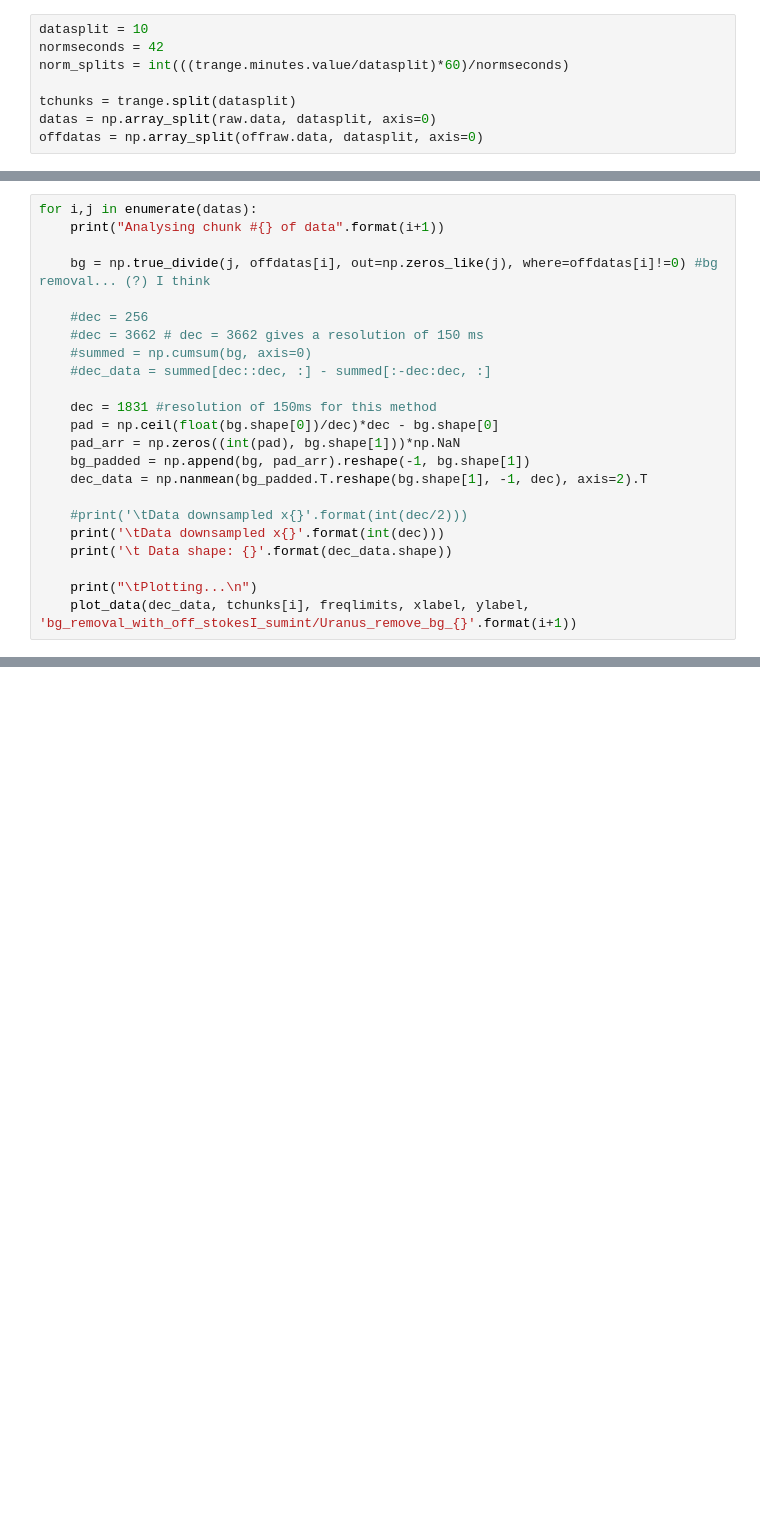
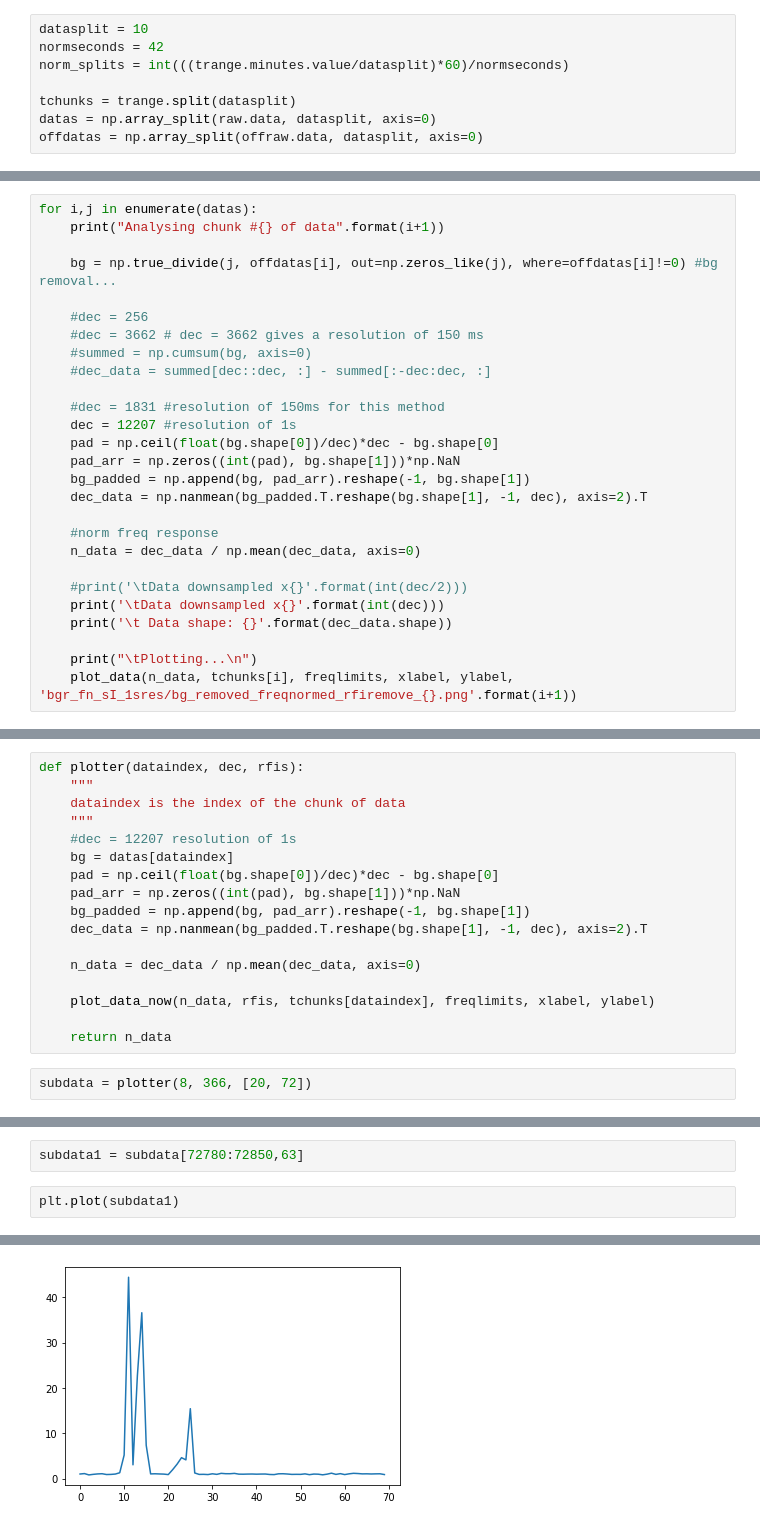
Before and after one commit to ofionnad/ilofar-data, a Jupyter notebook: 20201215_uranus/notebooks/bg_removal_offbeam.ipynb, the cells around one changed output, grey strips where cells are left out. Saved outputs shown, nothing was run; the diff lists cells and outputs as text; blank space fills up the shorter version.

```diff
--- a/20201215_uranus/notebooks/bg_removal_offbeam.ipynb
+++ b/20201215_uranus/notebooks/bg_removal_offbeam.ipynb
@@ -114,24 +127,28 @@ def plot_data(data, trange, flims, xlabel, ylabel, plotname):
 for i,j in enumerate(datas):
     print("Analysing chunk #{} of data".format(i+1))
 
-    bg = np.true_divide(j, offdatas[i], out=np.zeros_like(j), where=offdatas[i]!=0) #bg removal... (?) I think
+    bg = np.true_divide(j, offdatas[i], out=np.zeros_like(j), where=offdatas[i]!=0) #bg removal...
 
     #dec = 256
     #dec = 3662 # dec = 3662 gives a resolution of 150 ms
     #summed = np.cumsum(bg, axis=0)
     #dec_data = summed[dec::dec, :] - summed[:-dec:dec, :]
 
-    dec = 1831 #resolution of 150ms for this method
+    #dec = 1831 #resolution of 150ms for this method
+    dec = 12207 #resolution of 1s
     pad = np.ceil(float(bg.shape[0])/dec)*dec - bg.shape[0]
     pad_arr = np.zeros((int(pad), bg.shape[1]))*np.NaN
     bg_padded = np.append(bg, pad_arr).reshape(-1, bg.shape[1])
     dec_data = np.nanmean(bg_padded.T.reshape(bg.shape[1], -1, dec), axis=2).T
+
+    #norm freq response
+    n_data = dec_data / np.mean(dec_data, axis=0)
 
     #print('\tData downsampled x{}'.format(int(dec/2)))
     print('\tData downsampled x{}'.format(int(dec)))
     print('\t Data shape: {}'.format(dec_data.shape))
 
     print("\tPlotting...\n")
-    plot_data(dec_data, tchunks[i], freqlimits, xlabel, ylabel, 'bg_removal_with_off_stokesI_sumint/Uranus_remove_bg_{}'.format(i+1))
+    plot_data(n_data, tchunks[i], freqlimits, xlabel, ylabel, 'bgr_fn_sI_1sres/bg_removed_freqnormed_rfiremove_{}.png'.format(i+1))
 # %% [output]
 Analysing chunk #1 of data
@@ -153,0 +283,19 @@ Analysing chunk #10 of data
+# %%
+def plotter(dataindex, dec, rfis):
+    """
+    dataindex is the index of the chunk of data
+    """
+    #dec = 12207 resolution of 1s
+    bg = datas[dataindex]
+    pad = np.ceil(float(bg.shape[0])/dec)*dec - bg.shape[0]
+    pad_arr = np.zeros((int(pad), bg.shape[1]))*np.NaN
+    bg_padded = np.append(bg, pad_arr).reshape(-1, bg.shape[1])
+    dec_data = np.nanmean(bg_padded.T.reshape(bg.shape[1], -1, dec), axis=2).T
+
+    n_data = dec_data / np.mean(dec_data, axis=0)
+
+    plot_data_now(n_data, rfis, tchunks[dataindex], freqlimits, xlabel, ylabel)
+
+    return n_data
+# %%
+subdata = plotter(8, 366, [20, 72])
@@ -153,0 +304,5 @@ Analysing chunk #10 of data
+# %%
+subdata1 = subdata[72780:72850,63]
+# %%
+plt.plot(subdata1)
+# %% [output]
@@ -153,0 +310 @@ Analysing chunk #10 of data
+[figure, added]
```
Also changed, not shown: parts of 18 cells of this notebook, 2 other files.
